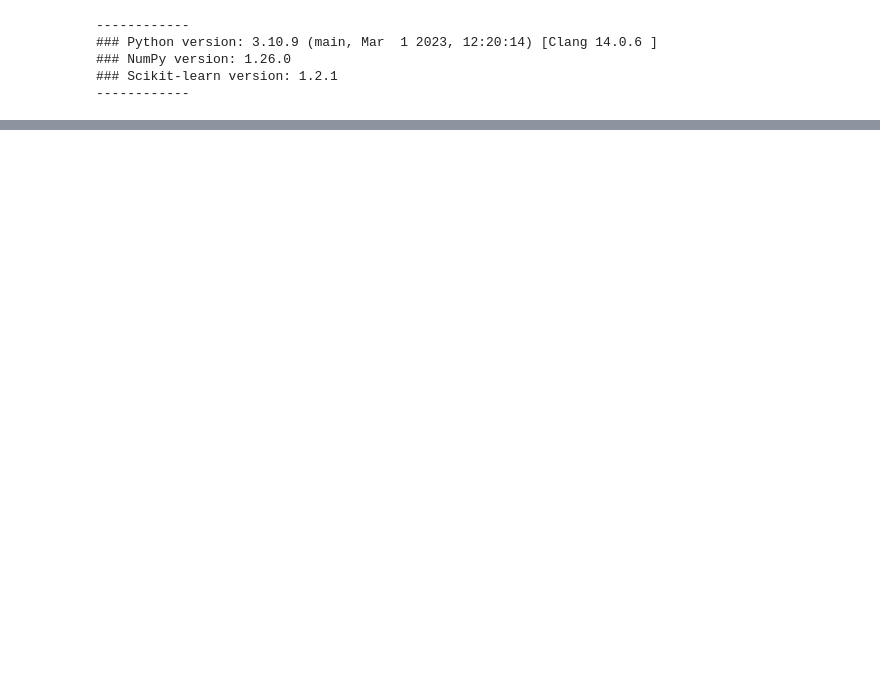
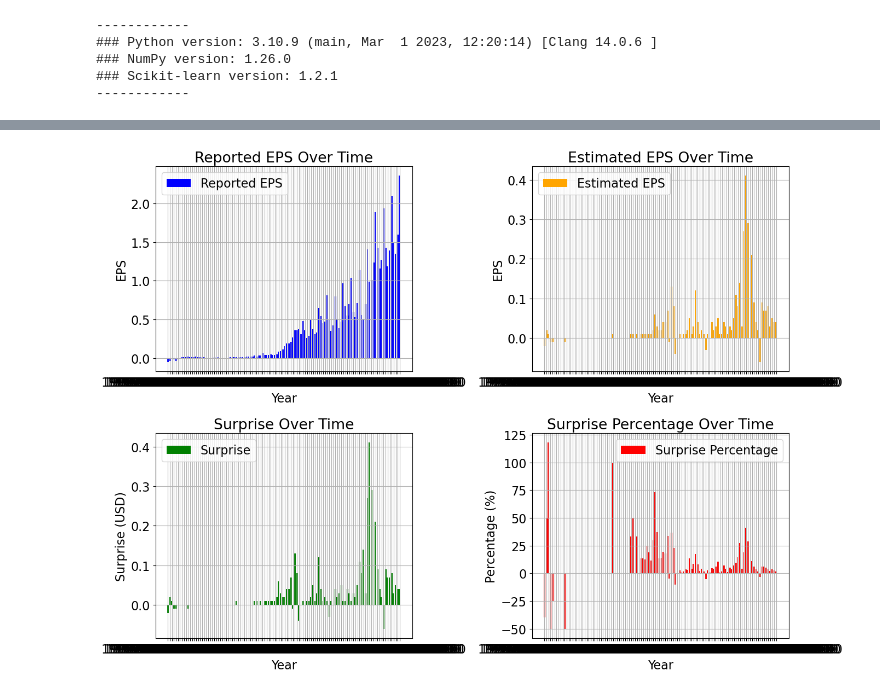
Before and after one commit to rsevilla333/SwampLocks, a Jupyter notebook: ML/ML_Model.ipynb, the cells around one changed output, grey strips where cells are left out. Cells and saved outputs as stored; diff of their text form; code cells hidden in the pictures; blank space fills up the shorter version.

```diff
--- a/ML/ML_Model.ipynb
+++ b/ML/ML_Model.ipynb
@@ -61,0 +197,44 @@ print(df.iloc[1]['balanceSheets'])  # Check AAPL's data
+# %%
+aapleURL = 'https://swamplocksapi.azurewebsites.net/api/Financials/earnings/AAPL'
+r = requests.get(aapleURL)
+#print(r.json())
+df = pd.DataFrame(r.json())
+fig, axes = plt.subplots(2, 2, figsize=(14, 10))  # 2x2 grid of subplots
+
+# Plot 1: Reported EPS
+axes[0, 0].bar(df['fiscalDateEnding'], df['reportedEPS'], color='blue', label='Reported EPS')
+axes[0, 0].set_title('Reported EPS Over Time')
+axes[0, 0].set_xlabel('Year')
+axes[0, 0].set_ylabel('EPS')
+axes[0, 0].legend()
+axes[0, 0].grid(True)
+
+# Plot 2: Estimated EPS
+axes[0, 1].bar(df['fiscalDateEnding'], df['estimatedEPS'], color='orange', label='Estimated EPS')
+axes[0, 1].set_title('Estimated EPS Over Time')
+axes[0, 1].set_xlabel('Year')
+axes[0, 1].set_ylabel('EPS')
+axes[0, 1].legend()
+axes[0, 1].grid(True)
+
+# Plot 3: Surprise
+axes[1, 0].bar(df['fiscalDateEnding'], df['surprise'], color='green', label='Surprise')
+axes[1, 0].set_title('Surprise Over Time')
+axes[1, 0].set_xlabel('Year')
+axes[1, 0].set_ylabel('Surprise (USD)')
+axes[1, 0].legend()
+axes[1, 0].grid(True)
+
+# Plot 4: Surprise Percentage
+axes[1, 1].bar(df['fiscalDateEnding'], df['suprisePercentage'], color='red', label='Surprise Percentage')
+axes[1, 1].set_title('Surprise Percentage Over Time')
+axes[1, 1].set_xlabel('Year')
+axes[1, 1].set_ylabel('Percentage (%)')
+axes[1, 1].legend()
+axes[1, 1].grid(True)
+
+# Adjust layout
+plt.tight_layout()
+plt.show()
+# %% [output]
+[figure, added]
```
Also changed, not shown: parts of 34 cells of this notebook.
